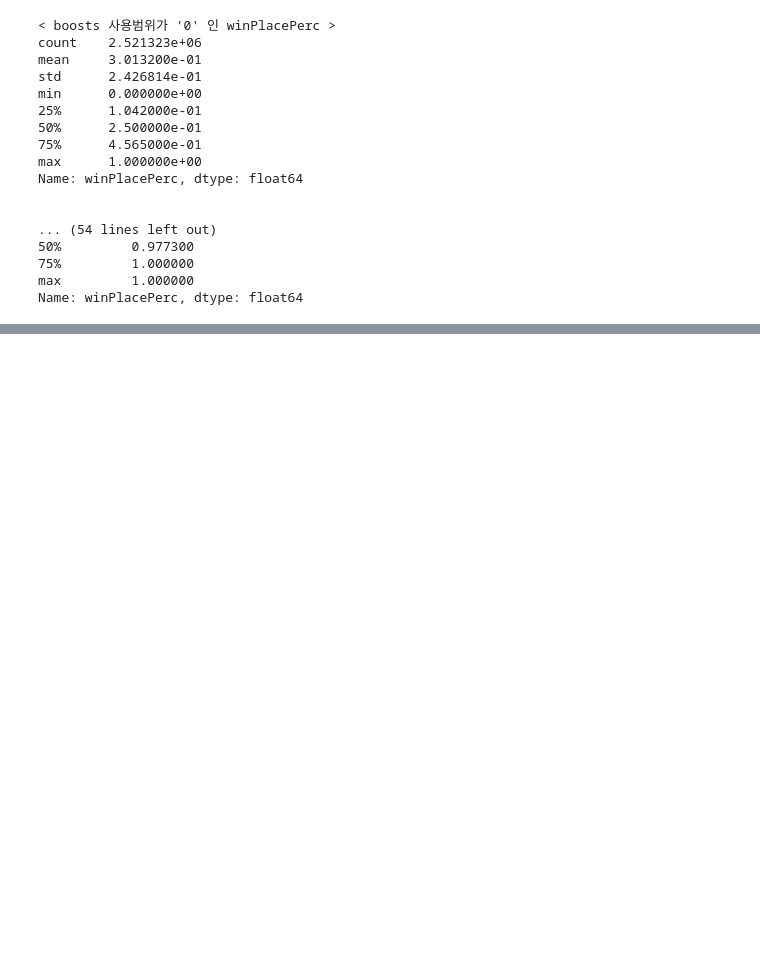
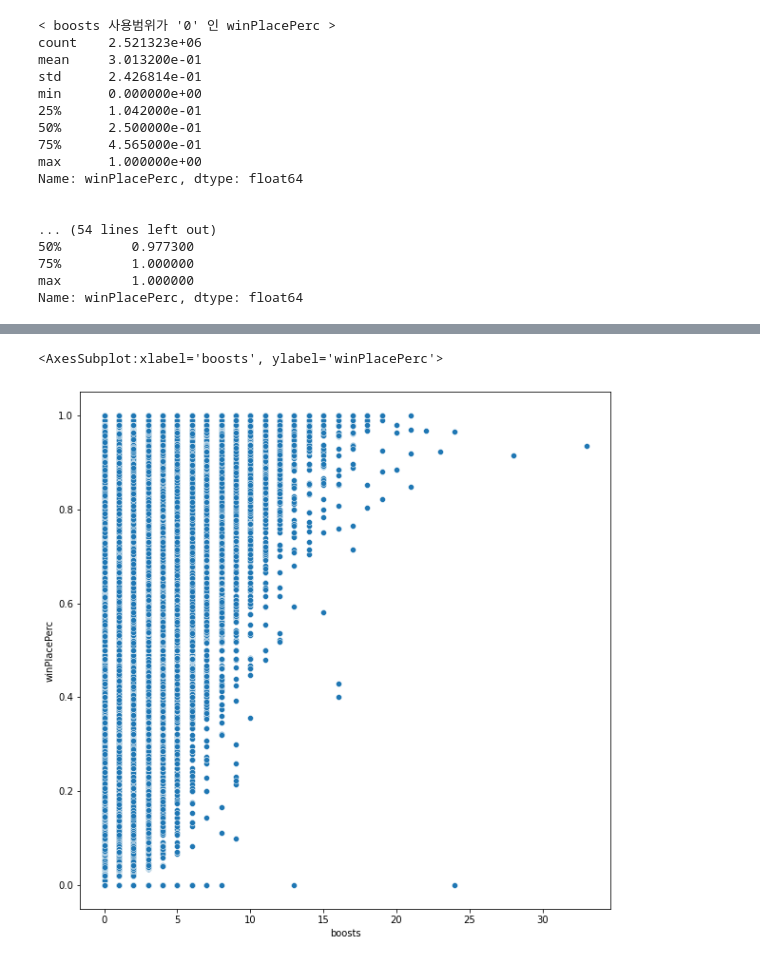
Before and after one commit to gitae0130/mini_project, a Jupyter notebook: project.ipynb, the cells around one changed output, grey strips where cells are left out. Saved outputs shown, nothing was run; the diff lists cells and outputs as text; code cells hidden in the pictures; blank space fills up the shorter version.

```diff
--- a/project.ipynb
+++ b/project.ipynb
@@ -632,0 +746,6 @@ print(upper_b0 ,lower_b0)
+# %%
+plt.figure(figsize=(10,10))
+sns.scatterplot(x="boosts", y="winPlacePerc", data=train_copy)
+# %% [output]
+<AxesSubplot:xlabel='boosts', ylabel='winPlacePerc'>
+[figure, added]
```
Also changed, not shown: parts of 19 cells of this notebook.
